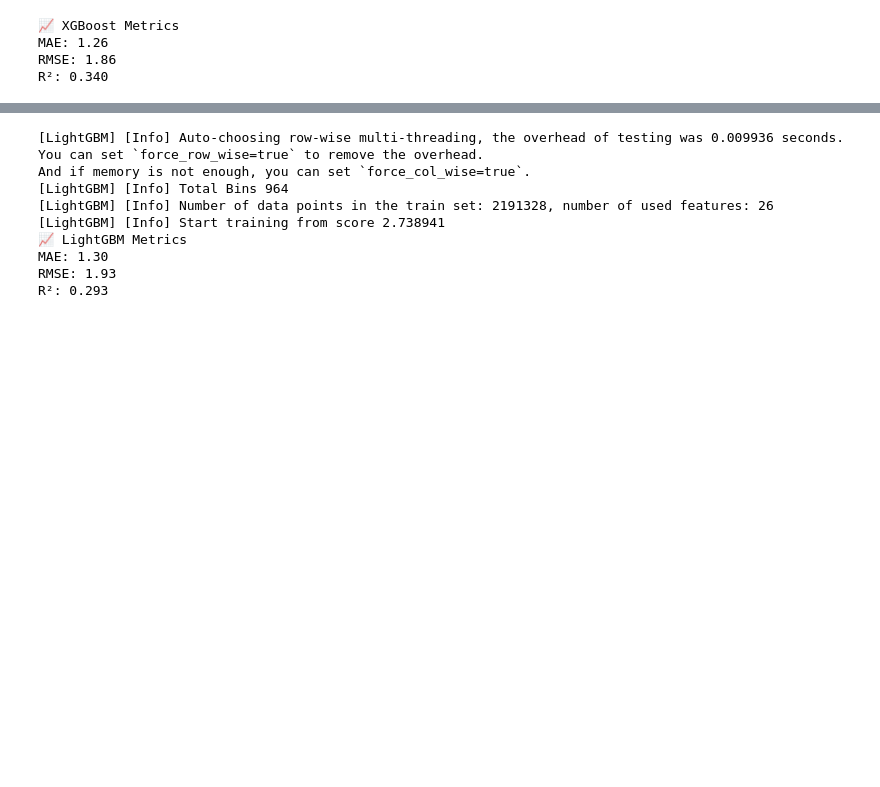
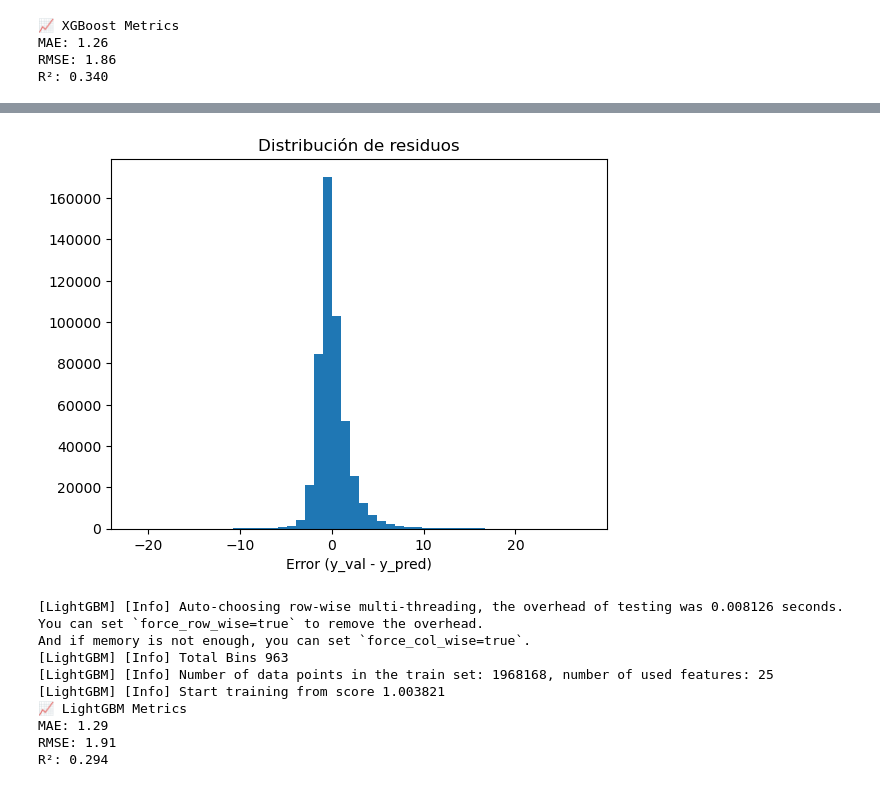
Before and after one commit to athinasalimm/FINAL_ML, a Jupyter notebook: random_forest.ipynb, the cells around one changed output, grey strips where cells are left out. Cells and saved outputs as stored; diff of their text form; code cells hidden in the pictures; blank space fills up the shorter version.

```diff
--- a/random_forest.ipynb
+++ b/random_forest.ipynb
@@ -236,3 +238,30 @@ print(f"R²: {r2:.3f}")
 MAE: 1.26
 RMSE: 1.86
 R²: 0.340
+# %%
+from xgboost import XGBRegressor
+from sklearn.metrics import mean_absolute_error, r2_score
+import numpy as np
+
+model_xgb_poisson = XGBRegressor(
+    n_estimators=800,
+    max_depth=15,
+    learning_rate=0.05,
+    subsample=0.8,
+    colsample_bytree=0.8,
+    objective="count:poisson",
+    random_state=42,
+    n_jobs=-1
+)
+
+model_xgb_poisson.fit(X_train, y_train)
+y_pred = model_xgb_poisson.predict(X_val)
+
+mae = mean_absolute_error(y_val, y_pred)
+rmse = root_mean_squared_error(y_val, y_pred)
+r2 = r2_score(y_val, y_pred)
+
+print("📈 XGBoost con Poisson")
+print(f"MAE: {mae:.2f}")
+print(f"RMSE: {rmse:.2f}")
+print(f"R²: {r2:.3f}")
@@ -239,11 +297,22 @@ R²: 0.340
+# %%
+import matplotlib.pyplot as plt
+plt.hist(y_val - y_pred, bins=50)
+plt.title("Distribución de residuos")
+plt.xlabel("Error (y_val - y_pred)")
+plt.show()
+# %% [output]
+[figure, added]
 # %%
 from sklearn.metrics import mean_absolute_error, root_mean_squared_error, r2_score
 import numpy as np
 
-model_lgb = LGBMRegressor(
-    n_estimators=500,
-    max_depth=15,
+import lightgbm as lgb
+
+model_lgb = lgb.LGBMRegressor(
+    objective="poisson",
     learning_rate=0.05,
+    n_estimators=1000,
+    max_depth=17,
     subsample=0.8,
     colsample_bytree=0.8,
     random_state=42,
@@ -262,13 +331,13 @@ print(f"MAE: {mae:.2f}")
 print(f"RMSE: {rmse:.2f}")
 print(f"R²: {r2:.3f}")
 # %% [output]
-[LightGBM] [Info] Auto-choosing row-wise multi-threading, the overhead of testing was 0.009936 seconds.
+[LightGBM] [Info] Auto-choosing row-wise multi-threading, the overhead of testing was 0.008126 seconds.
 You can set `force_row_wise=true` to remove the overhead.
 And if memory is not enough, you can set `force_col_wise=true`.
-[LightGBM] [Info] Total Bins 964
-[LightGBM] [Info] Number of data points in the train set: 2191328, number of used features: 26
-[LightGBM] [Info] Start training from score 2.738941
+[LightGBM] [Info] Total Bins 963
+[LightGBM] [Info] Number of data points in the train set: 1968168, number of used features: 25
+[LightGBM] [Info] Start training from score 1.003821
 📈 LightGBM Metrics
-MAE: 1.30
-RMSE: 1.93
-R²: 0.293
+MAE: 1.29
+RMSE: 1.91
+R²: 0.294
```
Also changed, not shown: parts of 3 cells of this notebook.
